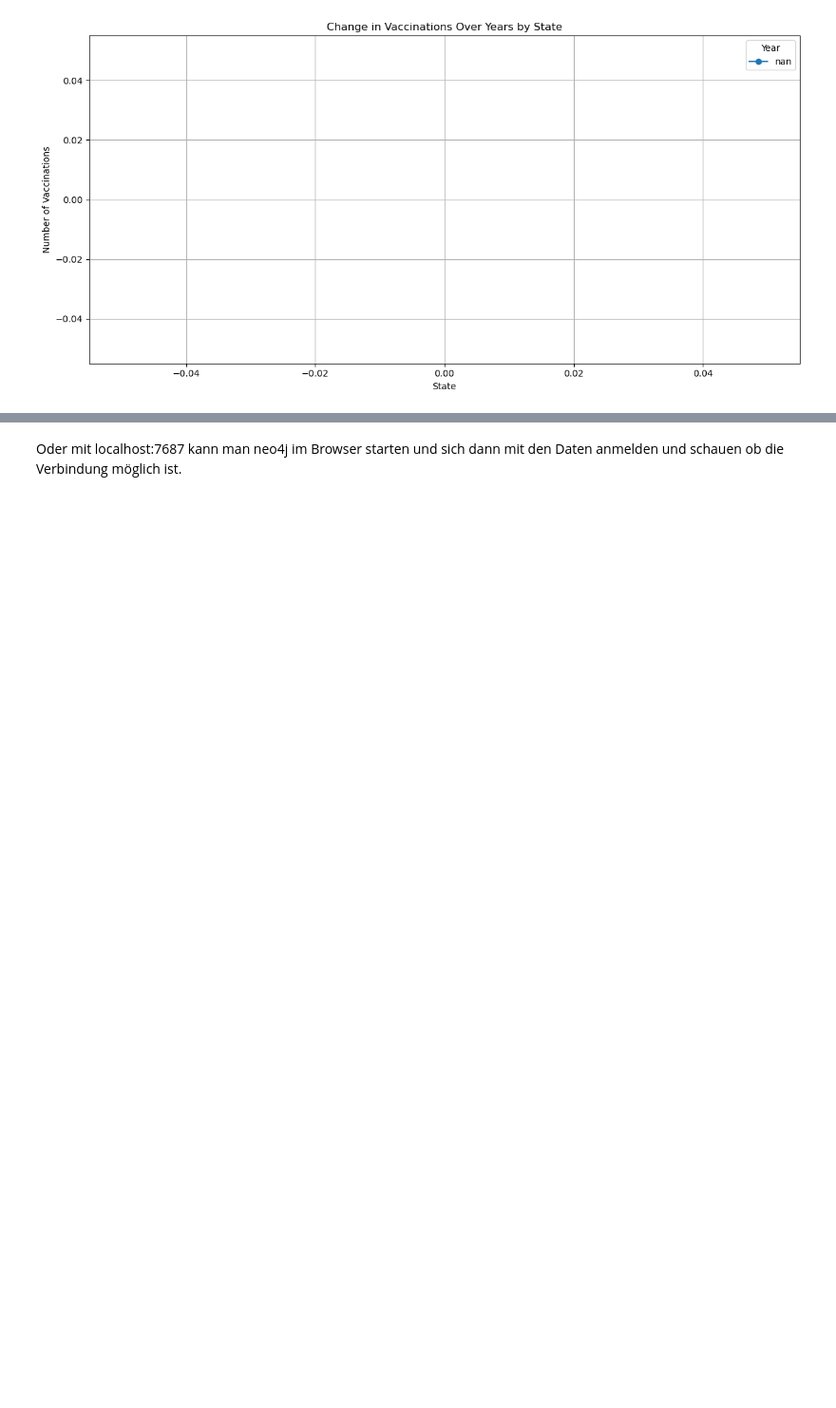
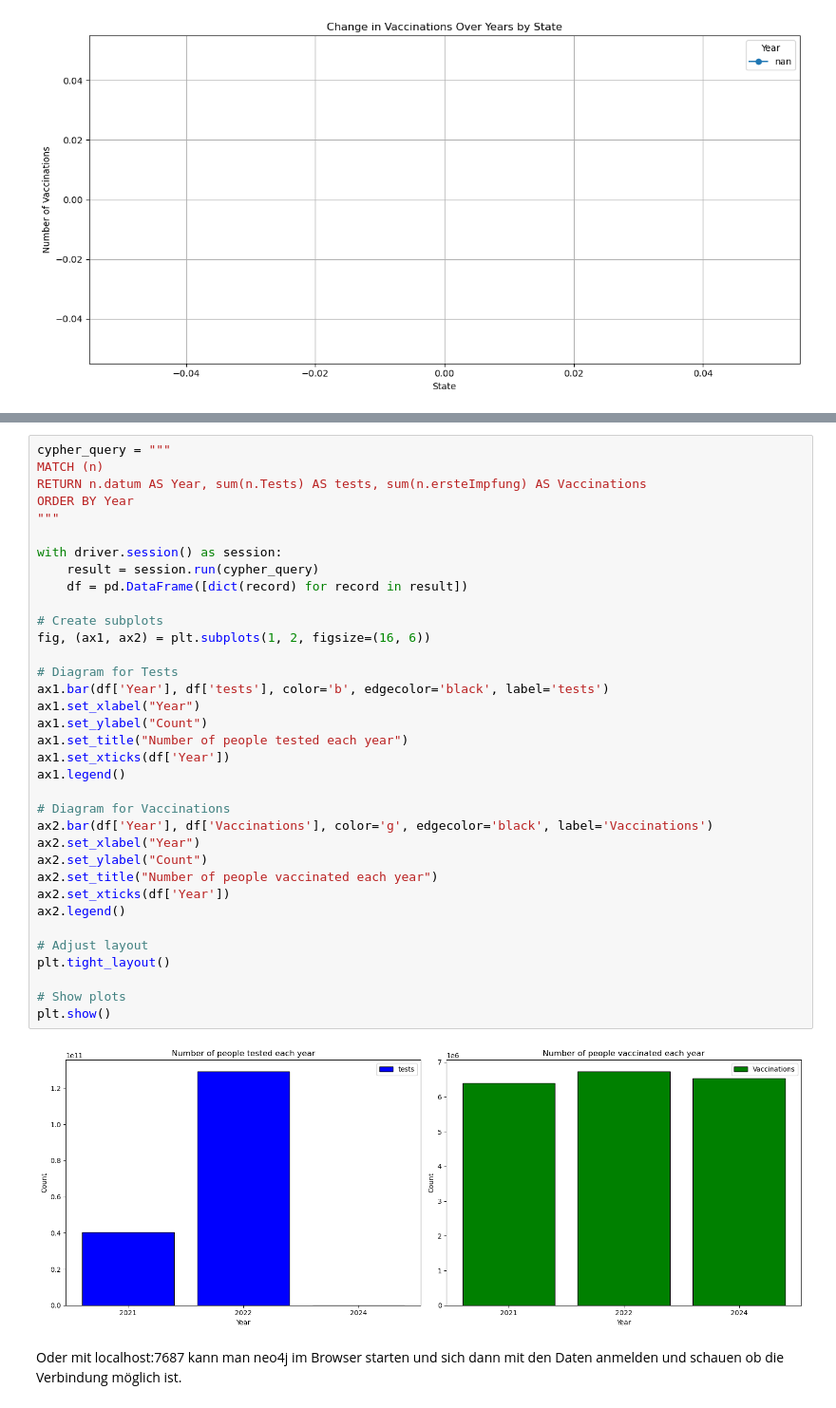
Before and after one commit to wi22b085/big-data, a Jupyter notebook: Neo4J/Neo4J.ipynb, the cells around one changed output, grey strips where cells are left out. Shown at 95% size. Saved outputs shown, nothing was run; the diff lists cells and outputs as text; blank space fills up the shorter version.

Commit message:
added the faelle impfungen plot

```diff
--- a/Neo4J/Neo4J.ipynb
+++ b/Neo4J/Neo4J.ipynb
@@ -560,3 +560,40 @@ KeyError: 'bezirkId'
+# %%
+cypher_query = """
+MATCH (n)
+RETURN n.datum AS Year, sum(n.Tests) AS tests, sum(n.ersteImpfung) AS Vaccinations
+ORDER BY Year
+"""
+
+with driver.session() as session:
+    result = session.run(cypher_query)
+    df = pd.DataFrame([dict(record) for record in result])
+
+# Create subplots
+fig, (ax1, ax2) = plt.subplots(1, 2, figsize=(16, 6))
+
+# Diagram for Tests
+ax1.bar(df['Year'], df['tests'], color='b', edgecolor='black', label='tests')
+ax1.set_xlabel("Year")
+ax1.set_ylabel("Count")
+ax1.set_title("Number of people tested each year")
+ax1.set_xticks(df['Year'])
+ax1.legend()
+
+# Diagram for Vaccinations
+ax2.bar(df['Year'], df['Vaccinations'], color='g', edgecolor='black', label='Vaccinations')
+ax2.set_xlabel("Year")
+ax2.set_ylabel("Count")
+ax2.set_title("Number of people vaccinated each year")
+ax2.set_xticks(df['Year'])
+ax2.legend()
+
+# Adjust layout
+plt.tight_layout()
+
+# Show plots
+plt.show()
+# %% [output]
+[figure, added]
 # %% [markdown]
 Oder mit localhost:7687 kann man neo4j im Browser starten und sich dann mit den Daten anmelden und schauen ob die Verbindung möglich ist.
 # %% [markdown]
```
Also changed, not shown: parts of 1 cell of this notebook.
